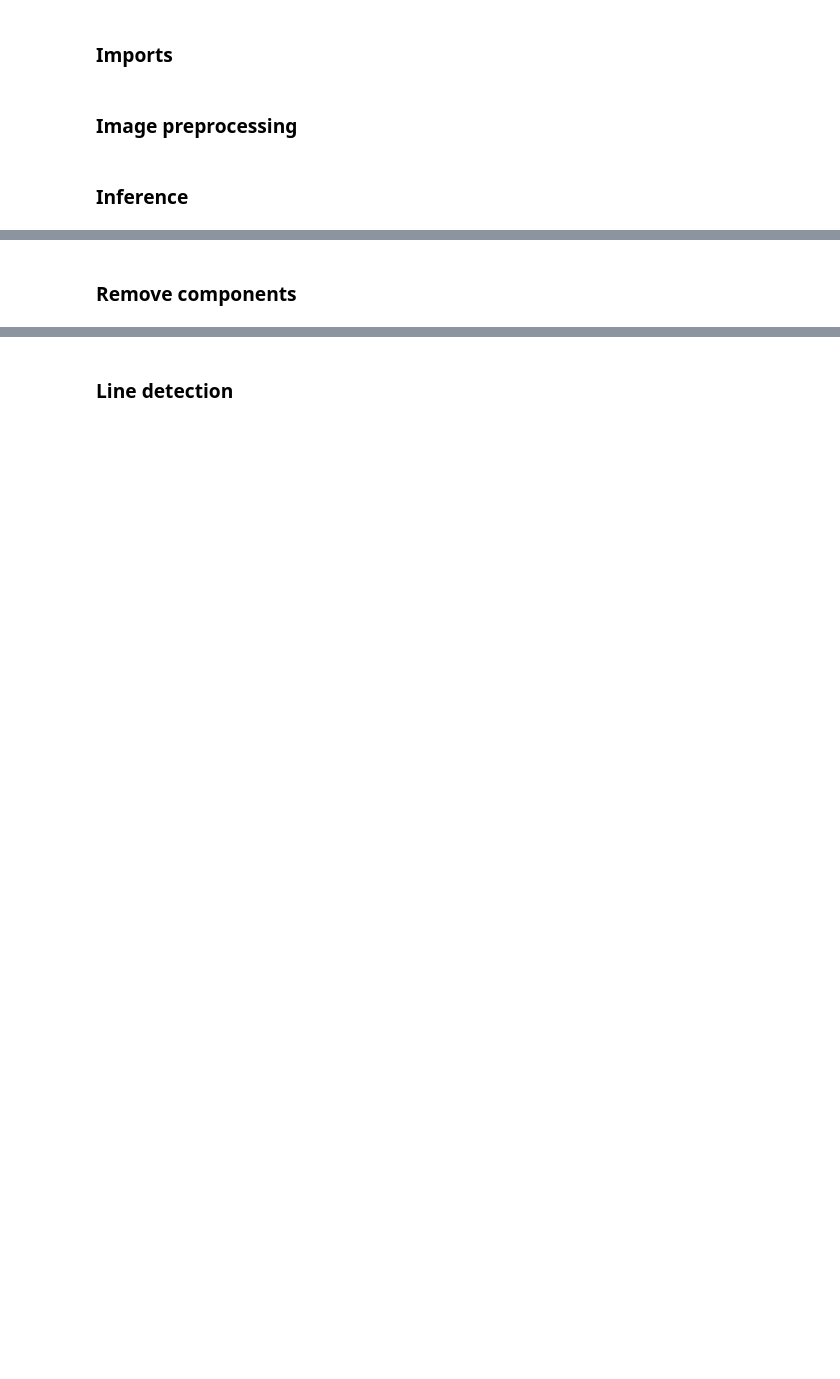
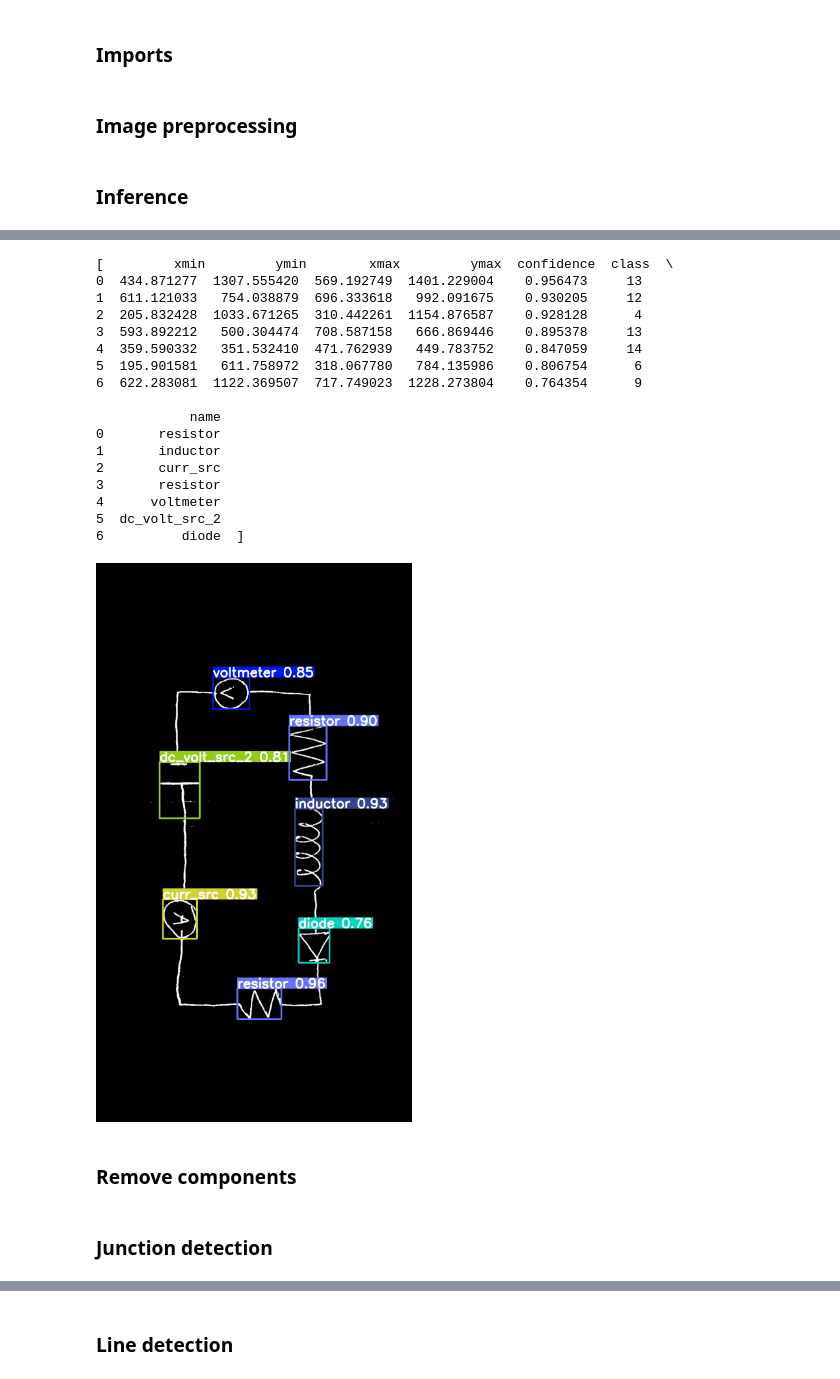
Before and after one commit to Timdnb/electronic-component-classification, a Jupyter notebook: notebooks/inference.ipynb, the cells around one changed output, grey strips where cells are left out. Saved outputs shown, nothing was run; the diff lists cells and outputs as text; code cells hidden in the pictures; blank space fills up the shorter version.

Commit message:
Add junction model

```diff
--- a/notebooks/inference.ipynb
+++ b/notebooks/inference.ipynb
@@ -9,7 +9,7 @@ from PIL.ImageOps import invert
 # %% [markdown]
 ### Image preprocessing
 # %%
-test_image = 'test_image.jpg'
+test_image = '../test_image.jpg'
 
 # convert to grayscale
 img = Image.open(test_image).convert('L')
@@ -24,6 +24,6 @@ img.show()
 ### Inference
 # %%
 # Get the model
-model_path = 'best.pt'
-model = torch.hub.load('ultralytics/yolov5', 'custom', path=model_path)
-model.eval()
+model_path = '../models/best.pt'
+c_model = torch.hub.load('ultralytics/yolov5', 'custom', path=model_path)
+c_model.eval()
@@ -30,10 +54,29 @@ model.eval()
 # %%
 # Inference
-results = model(img)
+results = c_model(img)
 
 # Print and show results
 print(results.pandas().xyxy)
 results.show()
+# %% [output]
+[         xmin         ymin        xmax         ymax  confidence  class  \
+0  434.871277  1307.555420  569.192749  1401.229004    0.956473     13
+1  611.121033   754.038879  696.333618   992.091675    0.930205     12
+2  205.832428  1033.671265  310.442261  1154.876587    0.928128      4
+3  593.892212   500.304474  708.587158   666.869446    0.895378     13
+4  359.590332   351.532410  471.762939   449.783752    0.847059     14
+5  195.901581   611.758972  318.067780   784.135986    0.806754      6
+6  622.283081  1122.369507  717.749023  1228.273804    0.764354      9
+
+            name
+0       resistor
+1       inductor
+2       curr_src
+3       resistor
+4      voltmeter
+5  dc_volt_src_2
+6          diode  ]
+[figure, added]
 # %% [markdown]
 ### Remove components
 # %%
@@ -70,0 +114,2 @@ image = remove_pixels(img, results)
+# %% [markdown]
+### Junction detection
```
Also changed, not shown: parts of 5 cells of this notebook.
